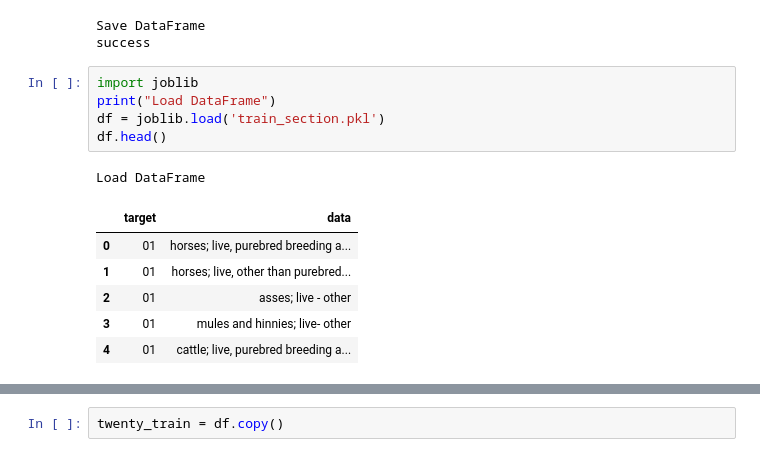
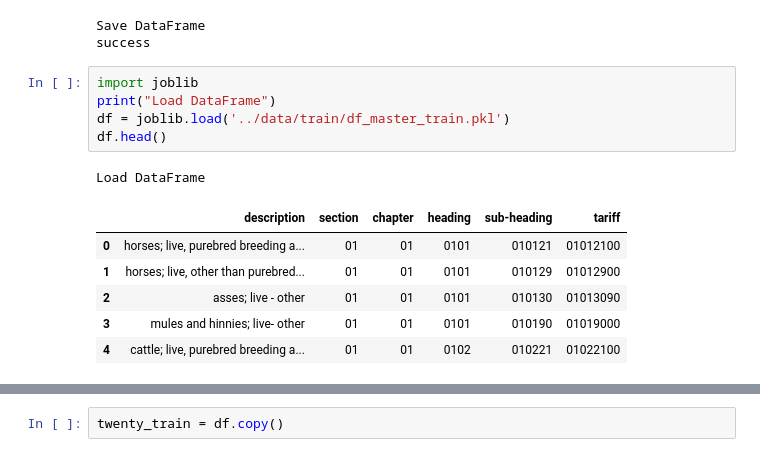
Before and after one commit to dragon-library/work_space, a Jupyter notebook: HS_Code/Lab/Multi-Class-Text-Classifier-2.ipynb, the cells around one changed output, grey strips where cells are left out. Drawn from its saved outputs; the diff is of its cells as text.

```diff
--- a/HS_Code/Lab/Multi-Class-Text-Classifier-2.ipynb
+++ b/HS_Code/Lab/Multi-Class-Text-Classifier-2.ipynb
@@ -122,13 +122,13 @@ success
 # %%
 import joblib
 print("Load DataFrame")
-df = joblib.load('train_section.pkl')
+df = joblib.load('../data/train/df_master_train.pkl')
 df.head()
 # %% [output]
 Load DataFrame
-|  | target | data |
-| 0 | 01 | horses; live, purebred breeding a... |
-| 1 | 01 | horses; live, other than purebred... |
-| 2 | 01 | asses; live - other |
-| 3 | 01 | mules and hinnies; live- other |
-| 4 | 01 | cattle; live, purebred breeding a... |
+|  | description | section | chapter | heading | sub-heading | tariff |
+| 0 | horses; live, purebred breeding a... | 01 | 01 | 0101 | 010121 | 01012100 |
+| 1 | horses; live, other than purebred... | 01 | 01 | 0101 | 010129 | 01012900 |
+| 2 | asses; live - other | 01 | 01 | 0101 | 010130 | 01013090 |
+| 3 | mules and hinnies; live- other | 01 | 01 | 0101 | 010190 | 01019000 |
+| 4 | cattle; live, purebred breeding a... | 01 | 01 | 0102 | 010221 | 01022100 |
```
Also changed, not shown: parts of 17 cells of this notebook, 7 other files.
